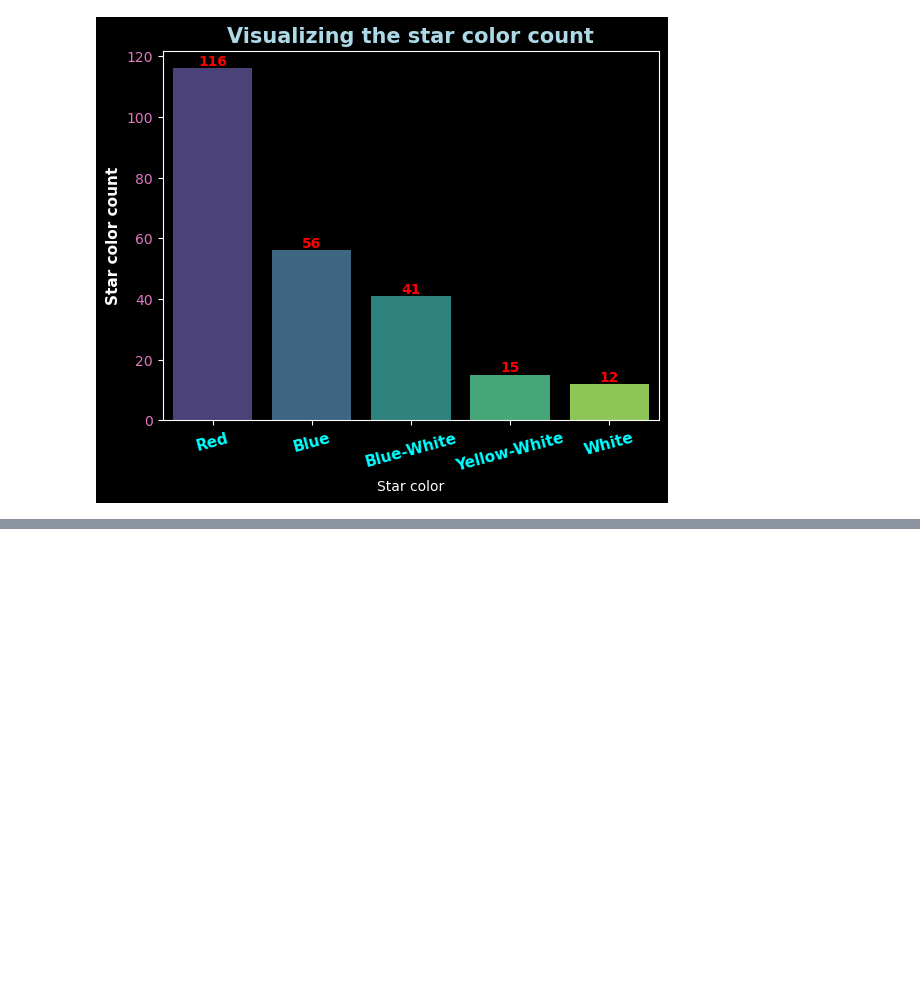
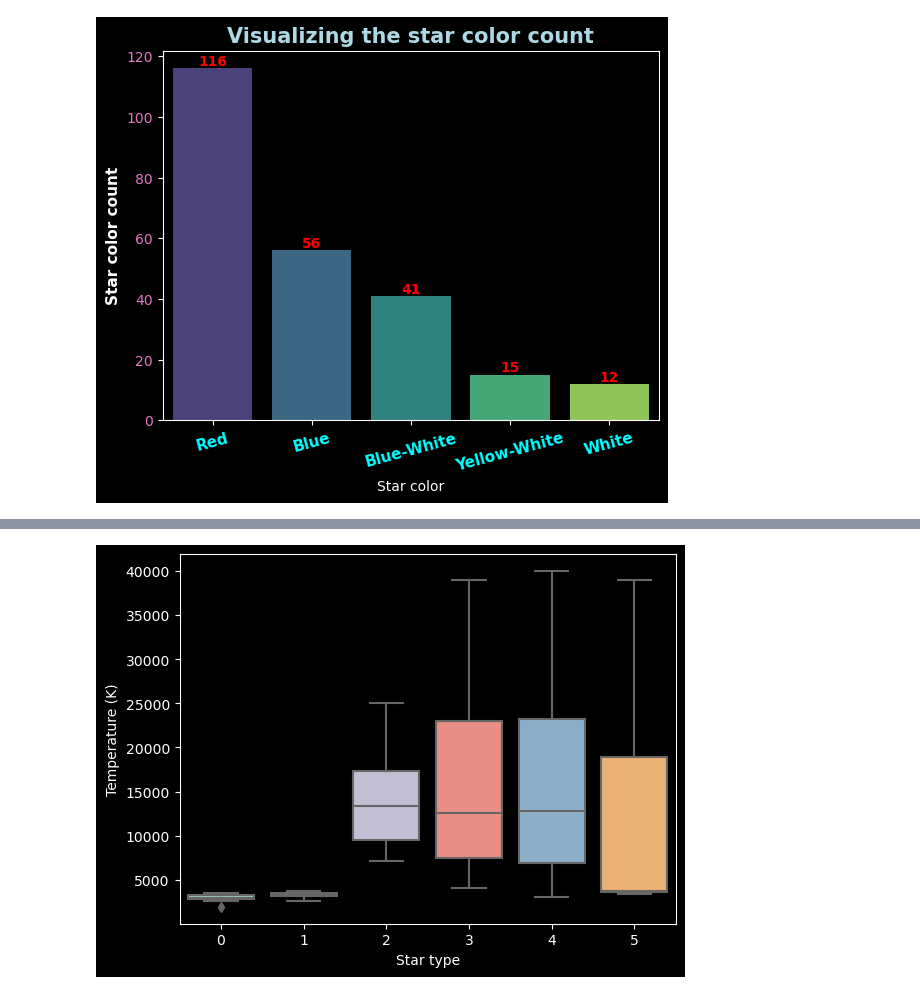
Before and after one commit to elmhrkshy/AstronomicalDataViz, a Jupyter notebook: Astronomical_Data_Viz.ipynb, the cells around one changed output, grey strips where cells are left out. Cells and saved outputs as stored; diff of their text form; code cells hidden in the pictures; blank space fills up the shorter version.

```diff
--- a/Astronomical_Data_Viz.ipynb
+++ b/Astronomical_Data_Viz.ipynb
@@ -269,0 +316,8 @@ plt.show()
+# %%
+# Visualize outliers in the data ('Temperature (K)')
+
+# sns.boxplot(x=star_df['Star type'], y=star_df['Temperature (K)'])
+sns.boxplot(x=star_df['Star type'], y=star_df.iloc[:,0])
+plt.show()
+# %% [output]
+[figure, added]
```
Also changed, not shown: parts of 14 cells of this notebook, 3 other files.
